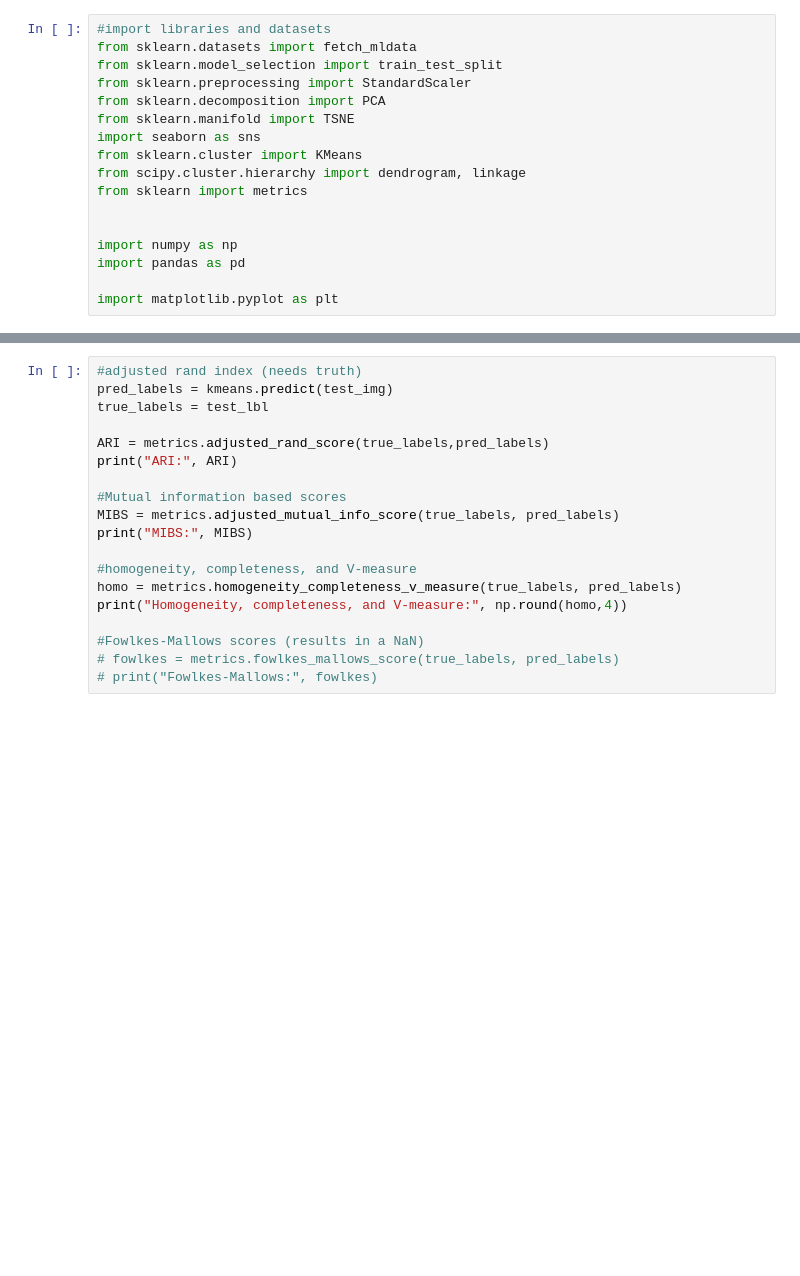
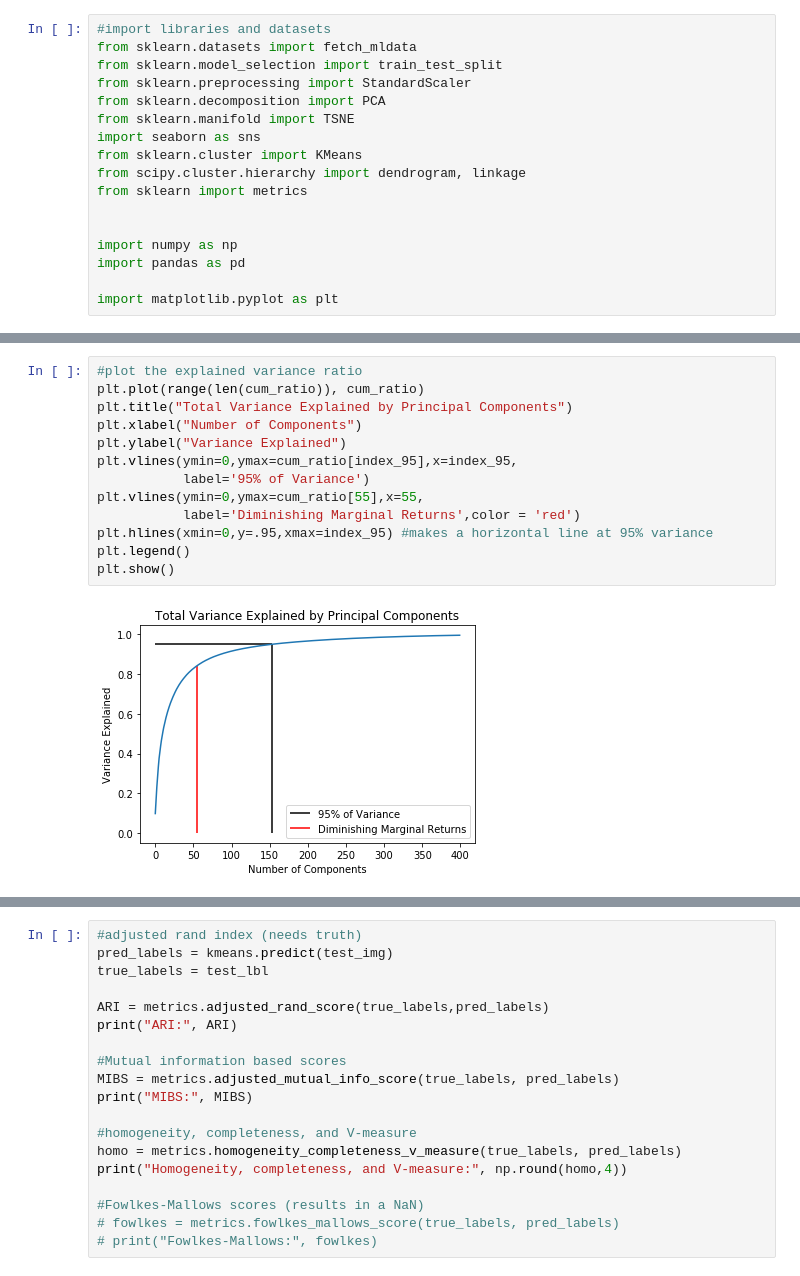
Before and after one commit to mjoehler94/BYU_Econ213R_Projects, a Jupyter notebook: Homeworks/Hw5/Hw5_DimReduction_and_Clustering.ipynb, the cells around one changed output, grey strips where cells are left out. Saved outputs shown, nothing was run; the diff lists cells and outputs as text; blank space fills up the shorter version.

```diff
--- a/Homeworks/Hw5/Hw5_DimReduction_and_Clustering.ipynb
+++ b/Homeworks/Hw5/Hw5_DimReduction_and_Clustering.ipynb
@@ -247,0 +64,15 @@ KMeans(algorithm='auto', copy_x=True, init='k-means++', max_iter=300,
+# %%
+#plot the explained variance ratio
+plt.plot(range(len(cum_ratio)), cum_ratio)
+plt.title("Total Variance Explained by Principal Components")
+plt.xlabel("Number of Components")
+plt.ylabel("Variance Explained")
+plt.vlines(ymin=0,ymax=cum_ratio[index_95],x=index_95,
+           label='95% of Variance')
+plt.vlines(ymin=0,ymax=cum_ratio[55],x=55,
+           label='Diminishing Marginal Returns',color = 'red')
+plt.hlines(xmin=0,y=.95,xmax=index_95) #makes a horizontal line at 95% variance
+plt.legend()
+plt.show()
+# %% [output]
+[figure, added]
```
Also changed, not shown: parts of 46 cells of this notebook.
